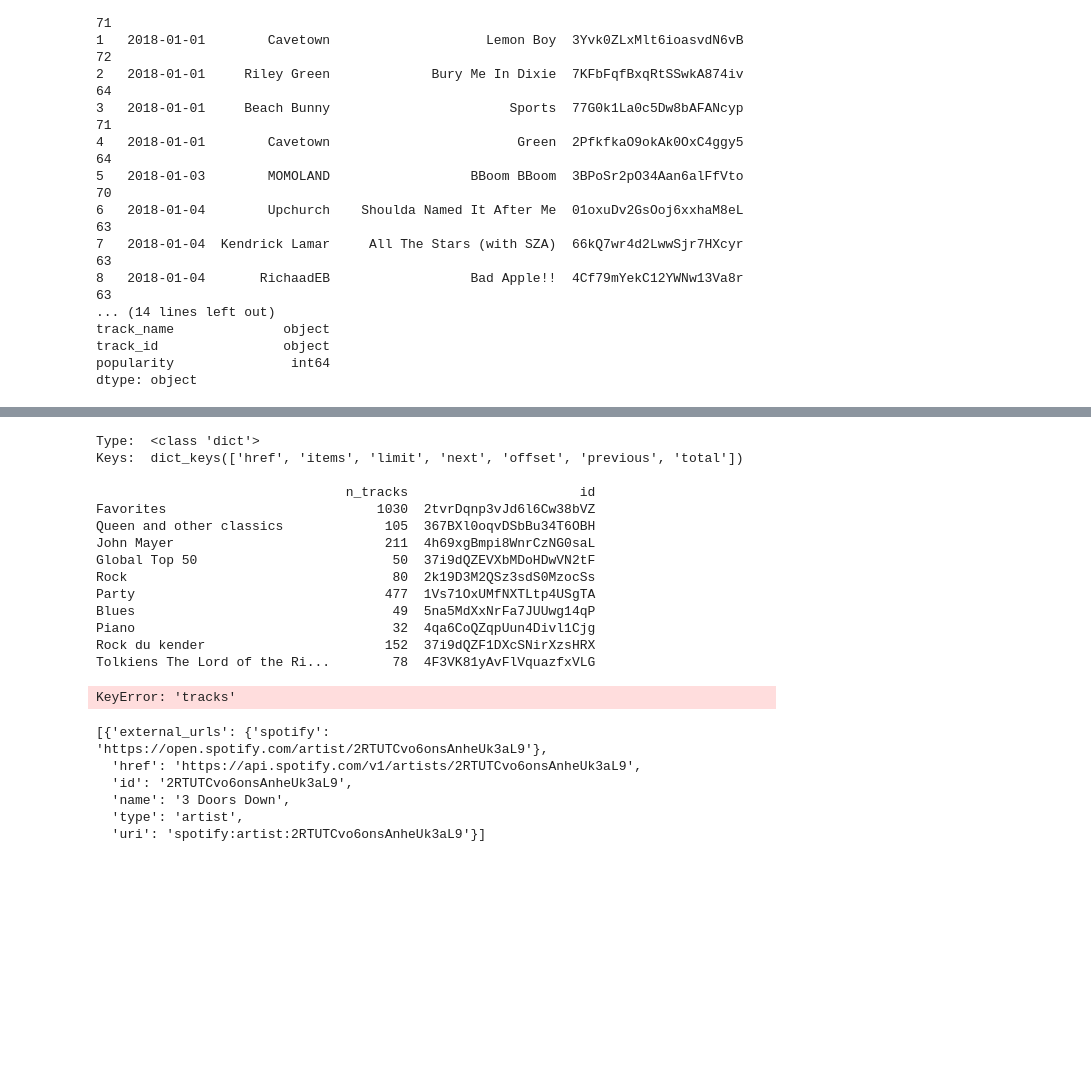
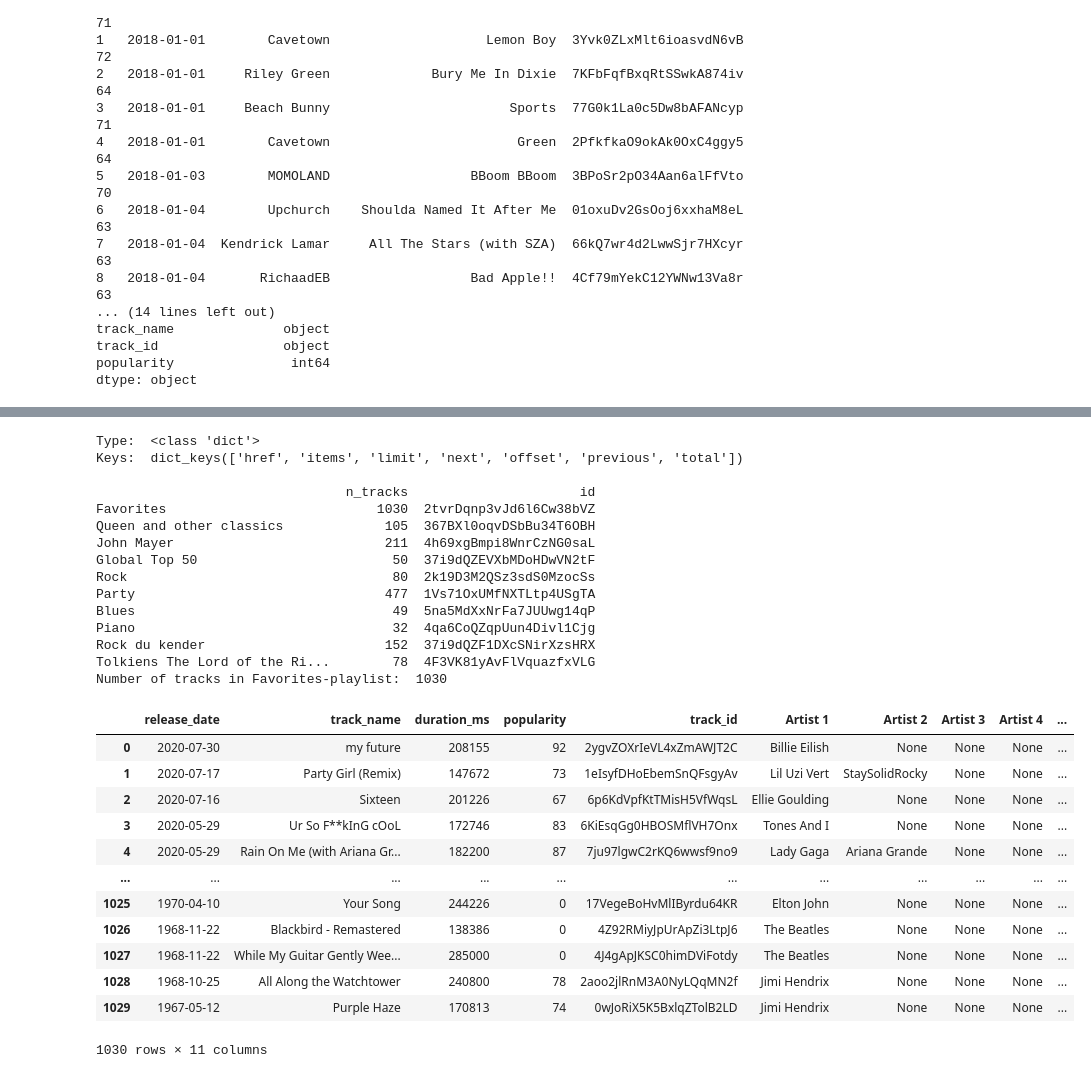
Before and after one commit to AndersBennedsgaard/Spotify-recommendation-project, a Jupyter notebook: analysis.ipynb, the cells around one changed output, grey strips where cells are left out. Saved outputs shown, nothing was run; the diff lists cells and outputs as text; code cells hidden in the pictures; blank space fills up the shorter version.

```diff
--- a/analysis.ipynb
+++ b/analysis.ipynb
@@ -103,7 +104,7 @@ playlist_df = pd.DataFrame(
     index=playlist_name
     )
 print(playlist_df)
-print(playlist_df['n_tracks']['Favorites'])
+print("Number of tracks in Favorites-playlist: ", playlist_df['n_tracks']['Favorites'])
 # %% [output]
 Type:  <class 'dict'>
 Keys:  dict_keys(['href', 'items', 'limit', 'next', 'offset', 'previous', 'total'])
@@ -119,37 +120,57 @@ Blues                                 49  5na5MdXxNrFa7JUUwg14qP
 Piano                                 32  4qa6CoQZqpUun4Divl1Cjg
 Rock du kender                       152  37i9dQZF1DXcSNirXzsHRX
 Tolkiens The Lord of the Ri...        78  4F3VK81yAvFlVquazfxVLG
+Number of tracks in Favorites-playlist:  1030
 # %%
+artists = []
+unique_artists = []
+track_name = []
 release_date = []
-artist_name = []
-track_name = []
 duration_ms = []
 popularity = []
 track_id = []
 
 for i in range(0, playlist_df['n_tracks'].Favorites, 100):
     # track_results = spotify.search(q='year:2018', type='track', limit=50, offset=i)
-    track_results = spotify.user_playlist_tracks(username, playlist_df['id'].Favorites, offset=i)
+    track_results = spotify.user_playlist_tracks(username, playlist_df['id'].Favorites, offset=i, limit=100)
     for track in track_results['items']:
+        artists.append({artist['name'] for artist in track['track']['artists']})
+        for artist in track['track']['artists']:
+            if artist['name'] not in unique_artists:
+                unique_artists.append(artist['name'])
+        track_name.append(track['track']['name'])
         release_date.append(track['track']['album']['release_date'])
-        artist_name.append(track['track']['artists']['name'])
         duration_ms.append(track['track']['duration_ms'])
-
-
-
-        release_date.append(track['album']['release_date'])
-        artist_name.append(track['artists'][0]['name'])
-        track_name.append(track['name'])
-        track_id.append(track['id'])
-        popularity.append(track['popularity'])
+        popularity.append(track['track']['popularity'])
+        track_id.append(track['track']['id'])
-# %% [output]
-KeyError: 'tracks'
-# %%
-track_results['items'][0]['track']['artists']
-# %% [output]
-[{'external_urls': {'spotify': 'https://open.spotify.com/artist/2RTUTCvo6onsAnheUk3aL9'},
-  'href': 'https://api.spotify.com/v1/artists/2RTUTCvo6onsAnheUk3aL9',
-  'id': '2RTUTCvo6onsAnheUk3aL9',
-  'name': '3 Doors Down',
-  'type': 'artist',
-  'uri': 'spotify:artist:2RTUTCvo6onsAnheUk3aL9'}]
+# %%
+artists_df = pd.DataFrame(artists, columns=[f"Artist {i + 1}" for i in range(max(map(len, artists)))])
+
+favorites_df = pd.DataFrame(
+    {
+        'release_date': release_date,
+        'track_name': track_name,
+        'duration_ms': duration_ms,
+        'popularity': popularity,
+        'track_id': track_id
+    }
+)
+favorites_df['release_date'] = pd.to_datetime(favorites_df['release_date'])
+
+favorites_df = pd.concat([favorites_df, artists_df], axis=1)
+favorites_df.sort_values(by='release_date', inplace=True, ascending=False, ignore_index=True)
+favorites_df
+# %% [output]
+|  | release_date | track_name | duration_ms | popularity | track_id | Artist 1 | Artist 2 | Artist 3 | Artist 4 | ... |
+| 0 | 2020-07-30 | my future | 208155 | 92 | 2ygvZOXrIeVL4xZmAWJT2C | Billie Eilish | None | None | None | ... |
+| 1 | 2020-07-17 | Party Girl (Remix) | 147672 | 73 | 1eIsyfDHoEbemSnQFsgyAv | Lil Uzi Vert | StaySolidRocky | None | None | ... |
+| 2 | 2020-07-16 | Sixteen | 201226 | 67 | 6p6KdVpfKtTMisH5VfWqsL | Ellie Goulding | None | None | None | ... |
+| 3 | 2020-05-29 | Ur So F**kInG cOoL | 172746 | 83 | 6KiEsqGg0HBOSMflVH7Onx | Tones And I | None | None | None | ... |
+| 4 | 2020-05-29 | Rain On Me (with Ariana Gr... | 182200 | 87 | 7ju97lgwC2rKQ6wwsf9no9 | Lady Gaga | Ariana Grande | None | None | ... |
+| ... | ... | ... | ... | ... | ... | ... | ... | ... | ... | ... |
+| 1025 | 1970-04-10 | Your Song | 244226 | 0 | 17VegeBoHvMlIByrdu64KR | Elton John | None | None | None | ... |
+| 1026 | 1968-11-22 | Blackbird - Remastered | 138386 | 0 | 4Z92RMiyJpUrApZi3LtpJ6 | The Beatles | None | None | None | ... |
+| 1027 | 1968-11-22 | While My Guitar Gently Wee... | 285000 | 0 | 4J4gApJKSC0himDViFotdy | The Beatles | None | None | None | ... |
+| 1028 | 1968-10-25 | All Along the Watchtower | 240800 | 78 | 2aoo2jlRnM3A0NyLQqMN2f | Jimi Hendrix | None | None | None | ... |
+| 1029 | 1967-05-12 | Purple Haze | 170813 | 74 | 0wJoRiX5K5BxlqZTolB2LD | Jimi Hendrix | None | None | None | ... |
+1030 rows × 11 columns
```
Also changed, not shown: parts of 4 cells of this notebook.
